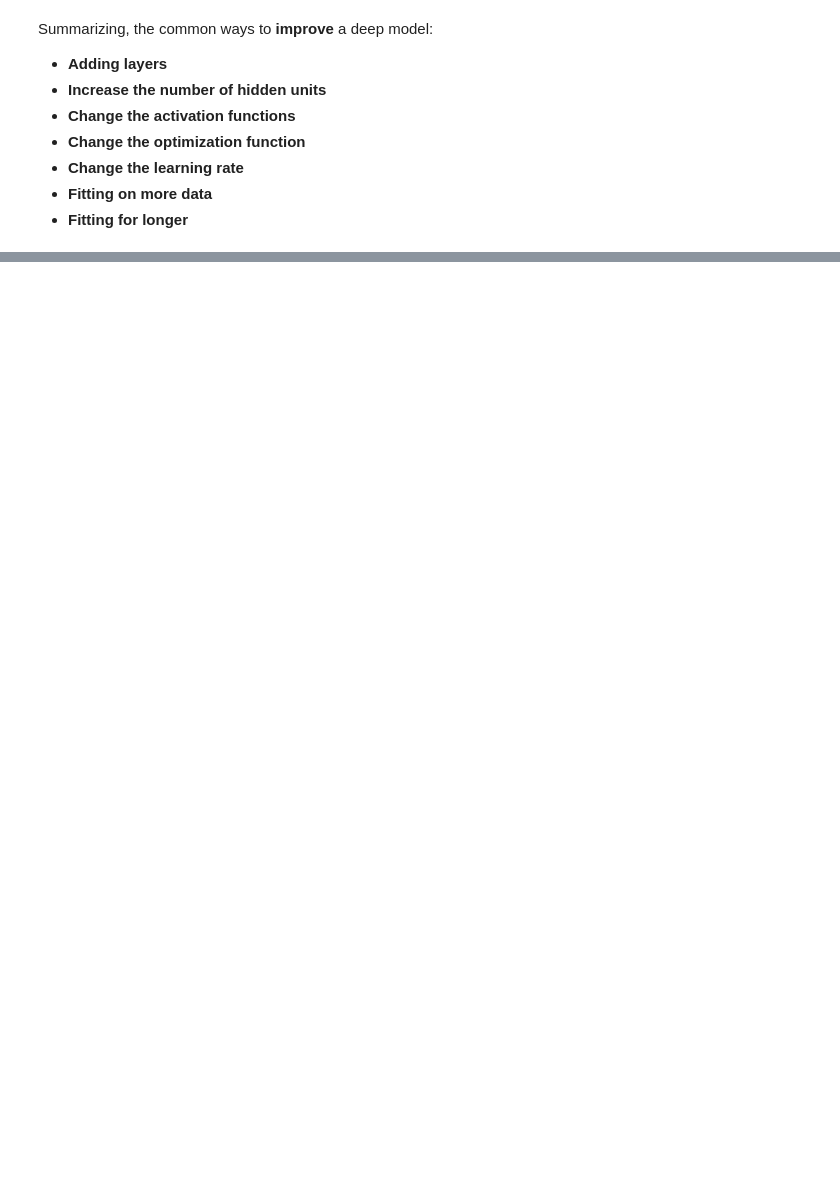
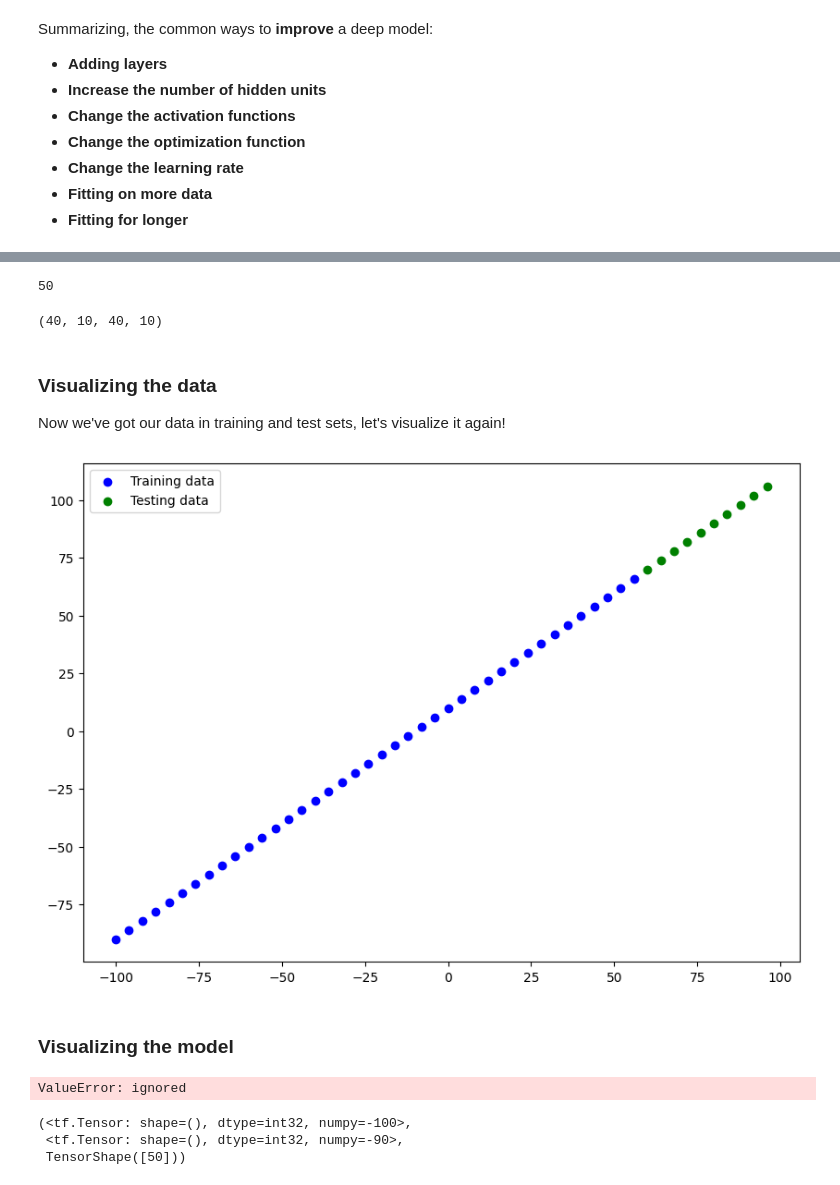
Before and after one commit to bascr/TensorFlow-Developer-Certificate, a Jupyter notebook: 01_neural_network_regression_with_tensorflow.ipynb, the cells around one changed output, grey strips where cells are left out. Cells and saved outputs as stored; diff of their text form; code cells hidden in the pictures; blank space fills up the shorter version.

```diff
--- a/01_neural_network_regression_with_tensorflow.ipynb
+++ b/01_neural_network_regression_with_tensorflow.ipynb
@@ -262,0 +322,32 @@ Summarizing, the common ways to **improve** a deep model:
+# %%
+# Chek the length of how many samples we have
+len(X)
+# %% [output]
+50
+# %%
+# Split the data into train and test set
+X_train = X[:40] # (80% of the data)
+y_train = y[:40]
+
+X_test = X[40:] # (20% of the data)
+y_test = y[40:]
+
+len(X_train), len( X_test), len(y_train), len(y_test)
+# %% [output]
+(40, 10, 40, 10)
+# %% [markdown]
+### Visualizing the data
+
+Now we've got our data in training and test sets, let's visualize it again!
+# %%
+plt.figure(figsize=(10, 7))
+
+# Plot training data in blue
+plt.scatter(X_train, y_train, c="b", label="Training data")
+# Plot testing data in green
+plt.scatter(X_test, y_test, c="g", label="Testing data")
+# Show a legend
+plt.legend()
+plt.show()
+# %% [output]
+[figure, added]
@@ -262,0 +367,12 @@ Summarizing, the common ways to **improve** a deep model:
+# %% [markdown]
+### Visualizing the model
+# %%
+model.summary()
+# %% [output]
+ValueError: ignored
+# %%
+X[0], y[0], X.shape
+# %% [output]
+(<tf.Tensor: shape=(), dtype=int32, numpy=-100>,
+ <tf.Tensor: shape=(), dtype=int32, numpy=-90>,
+ TensorShape([50]))
```
Also changed, not shown: parts of 22 cells of this notebook.
